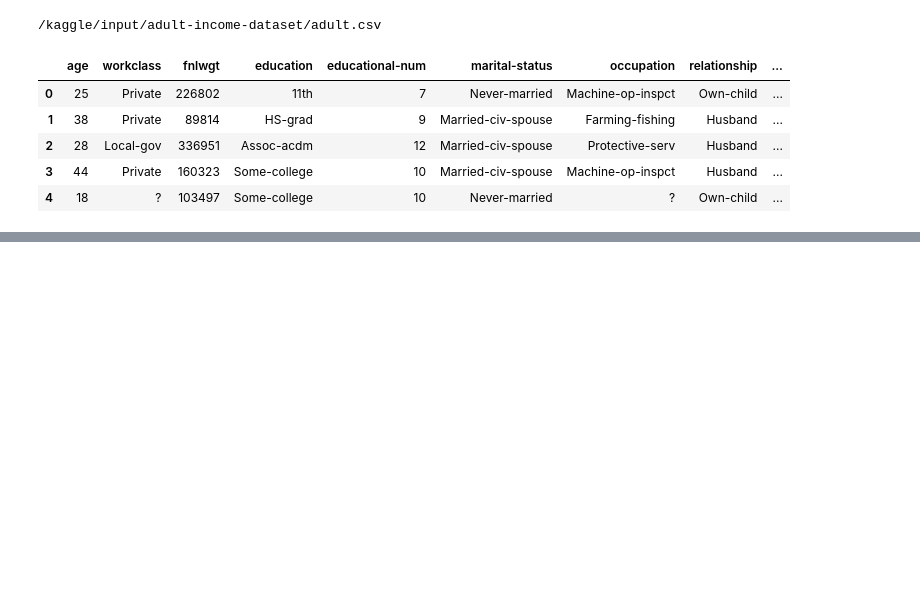
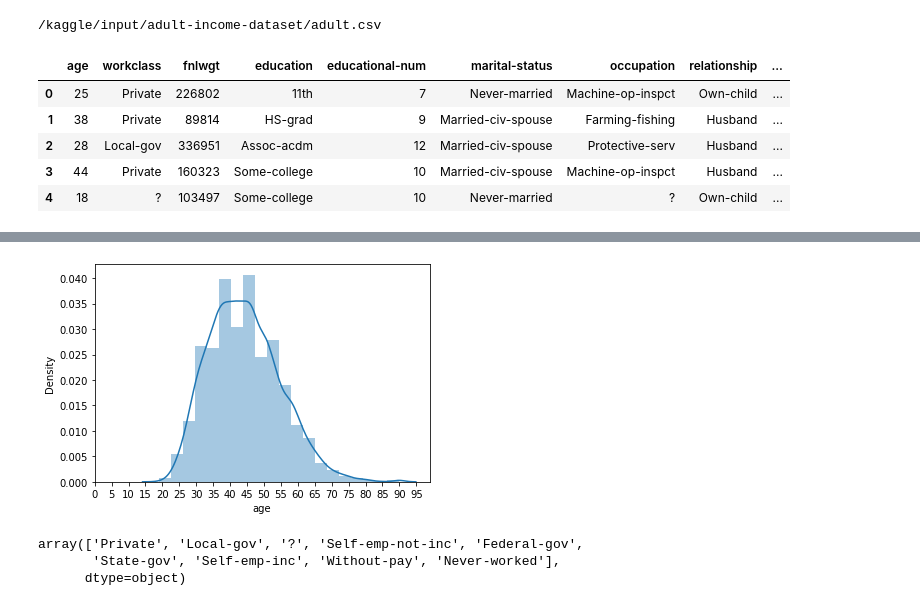
Before and after one commit to ArunNandam/ArunNandam, a Jupyter notebook: adult-dataset.ipynb, the cells around one changed output, grey strips where cells are left out. Drawn from its saved outputs; the diff is of its cells as text; code cells hidden in the pictures; blank space fills up the shorter version.

```diff
--- a/adult-dataset.ipynb
+++ b/adult-dataset.ipynb
@@ -30,0 +81,12 @@ df.head()
+# %%
+q = sns.distplot(gt50['age'],bins=20)
+q.set_xticks(list(range(0,100,5)))
+plt.show()
+# %% [output]
+[figure, added]
+# %%
+df['workclass'].unique()
+# %% [output]
+array(['Private', 'Local-gov', '?', 'Self-emp-not-inc', 'Federal-gov',
+       'State-gov', 'Self-emp-inc', 'Without-pay', 'Never-worked'],
+      dtype=object)
```
Also changed, not shown: parts of 30 cells of this notebook.
